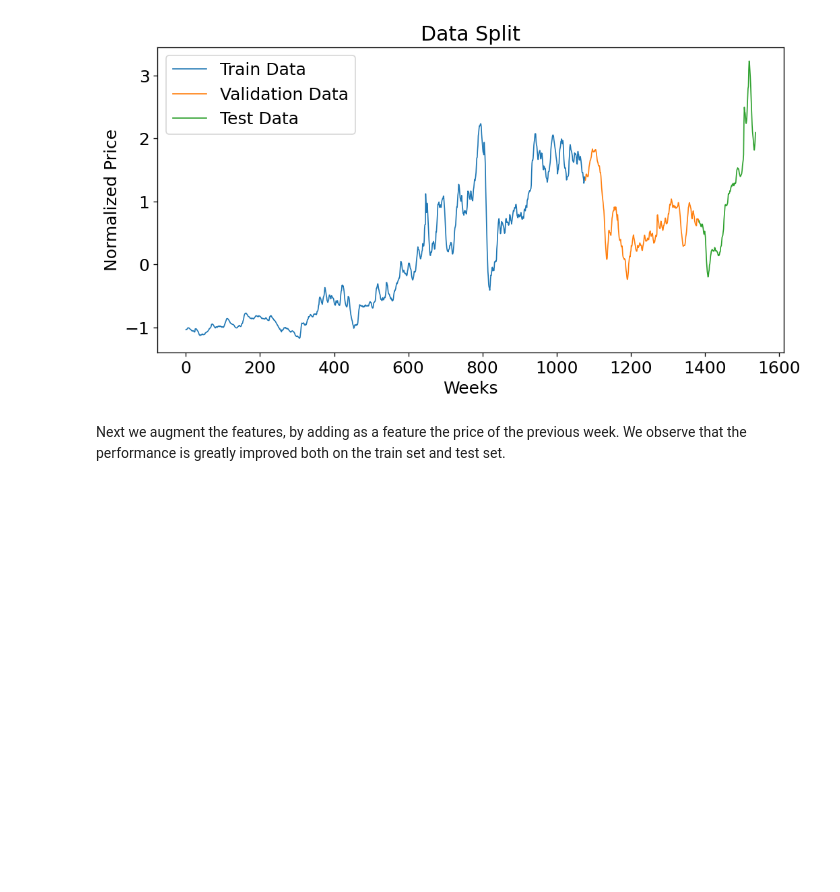
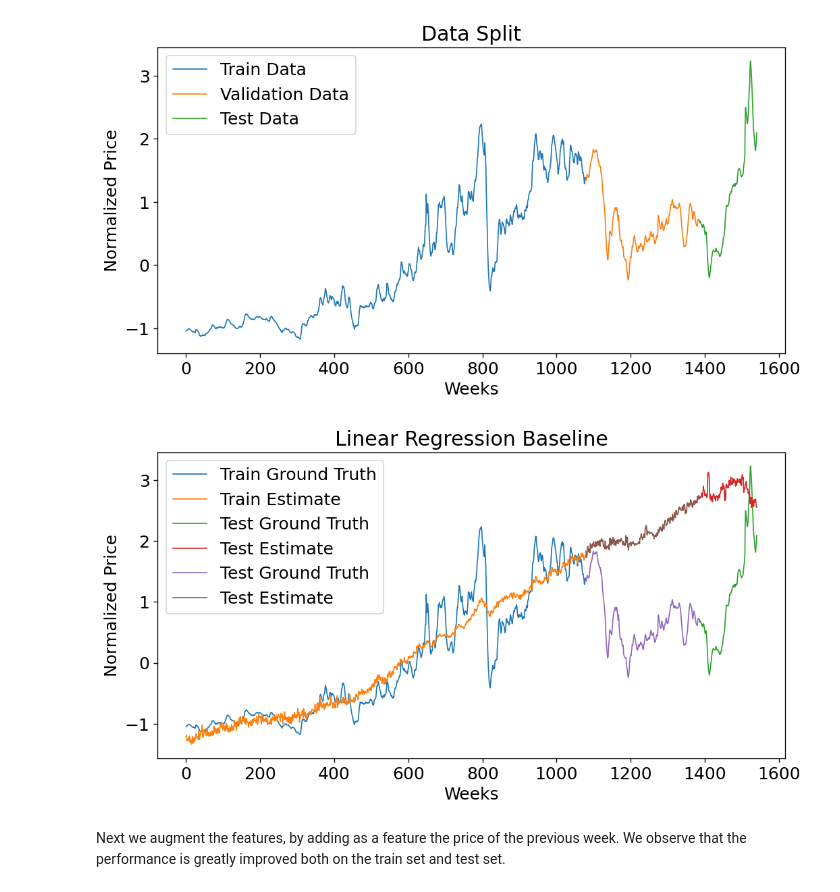
Before and after one commit to pratiksinha3/CS547_TeamOglesby, a Jupyter notebook: Milestone_4_Baseline.ipynb, the cells around one changed output. Saved outputs shown, nothing was run; the diff lists cells and outputs as text; code cells hidden in the pictures; blank space fills up the shorter version.

Commit message:
Linear Regression Baseline

```diff
--- a/Milestone_4_Baseline.ipynb
+++ b/Milestone_4_Baseline.ipynb
@@ -215,6 +212,21 @@ plt.legend()
 plt.show()
 # %% [output]
 [figure]
+# %%
+plt.figure(figsize=(10, 5), dpi=120)
+plt.plot(y_train, linewidth=1, label='Train Ground Truth')
+plt.plot(y_train_hat, linewidth=1, label='Train Estimate')
+plt.plot(np.arange(len(y_test))+len(y_val)+len(y_train), y_test, linewidth=1, label='Test Ground Truth')
+plt.plot(np.arange(len(y_test))+len(y_val)+len(y_train), y_test_hat, linewidth=1, label='Test Estimate')
+plt.plot(np.arange(len(y_val))+len(y_train), y_val, linewidth=1, label='Test Ground Truth')
+plt.plot(np.arange(len(y_val))+len(y_train), y_val_hat, linewidth=1, label='Test Estimate')
+plt.title('Linear Regression Baseline')
+plt.ylabel('Normalized Price')
+plt.xlabel('Weeks')
+plt.legend()
+plt.show()
+# %% [output]
+[figure, added]
 # %% [markdown]
 Next we augment the features, by adding as a feature the price of the previous week. We observe that the performance is greatly improved both on the train set and test set.
 # %%
```
Also changed, not shown: parts of 1 cell of this notebook.
